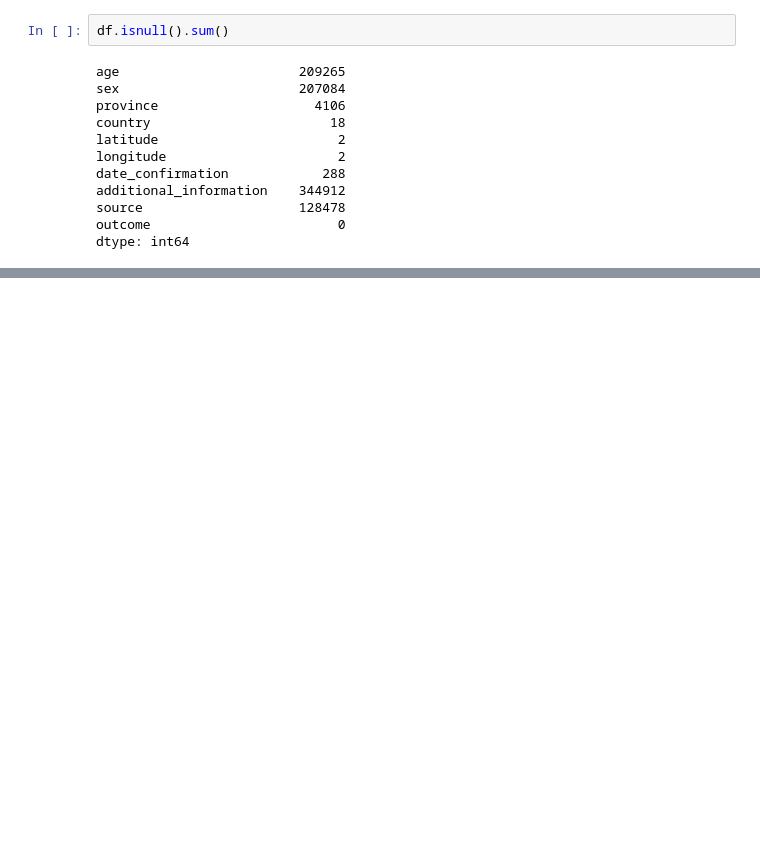
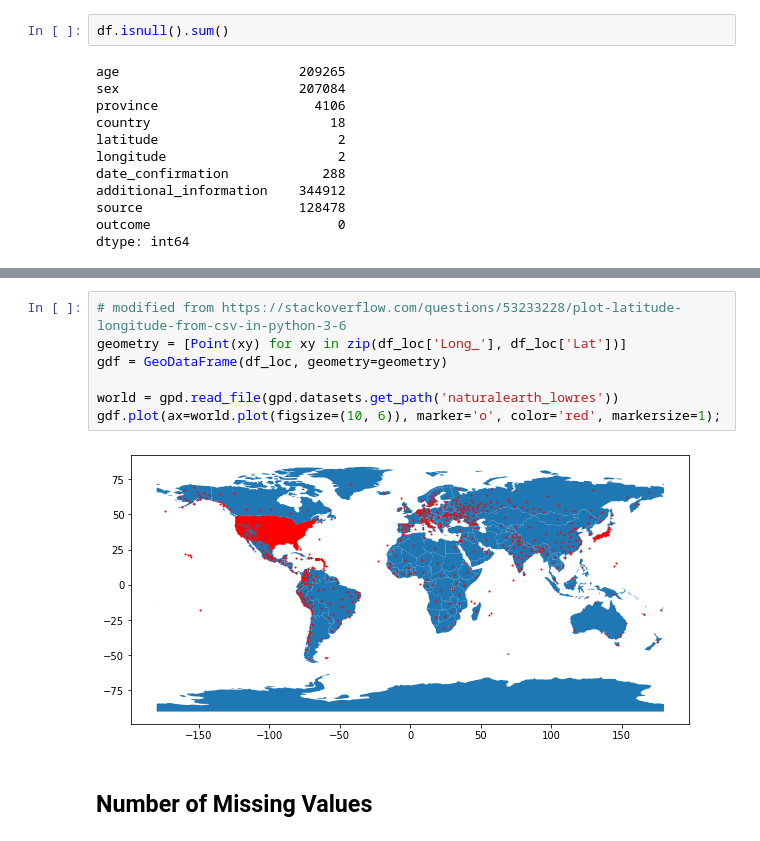
Before and after one commit to JCODEPENG/MileStone-3-Cmpt-459, a Jupyter notebook: src/eda.ipynb, the cells around one changed output, grey strips where cells are left out. Drawn from its saved outputs; the diff is of its cells as text; blank space fills up the shorter version.

```diff
--- a/src/eda.ipynb
+++ b/src/eda.ipynb
@@ -108,0 +166,11 @@ dtype: int64
+# %%
+# modified from https://stackoverflow.com/questions/53233228/plot-latitude-longitude-from-csv-in-python-3-6
+geometry = [Point(xy) for xy in zip(df_loc['Long_'], df_loc['Lat'])]
+gdf = GeoDataFrame(df_loc, geometry=geometry)
+
+world = gpd.read_file(gpd.datasets.get_path('naturalearth_lowres'))
+gdf.plot(ax=world.plot(figsize=(10, 6)), marker='o', color='red', markersize=1);
+# %% [output]
+[figure, added]
+# %% [markdown]
+## Number of Missing Values
```
Also changed, not shown: parts of 12 cells of this notebook.
